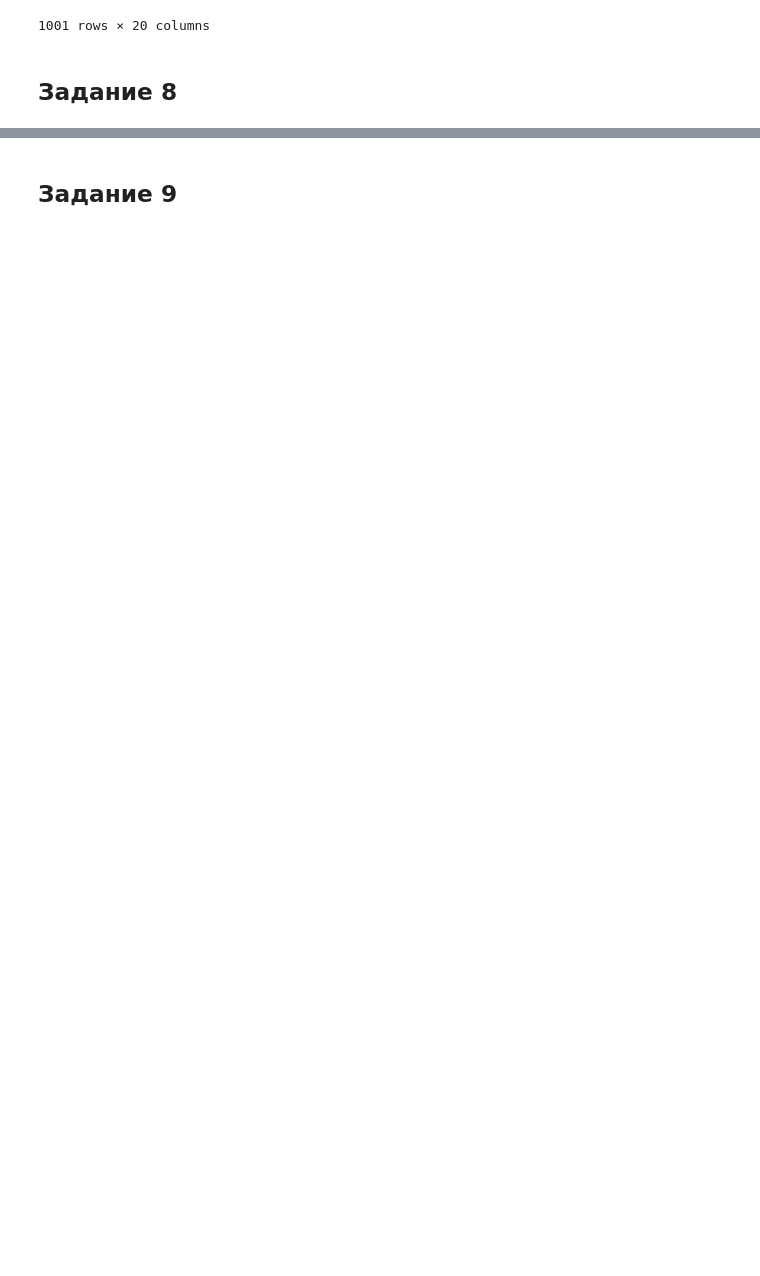
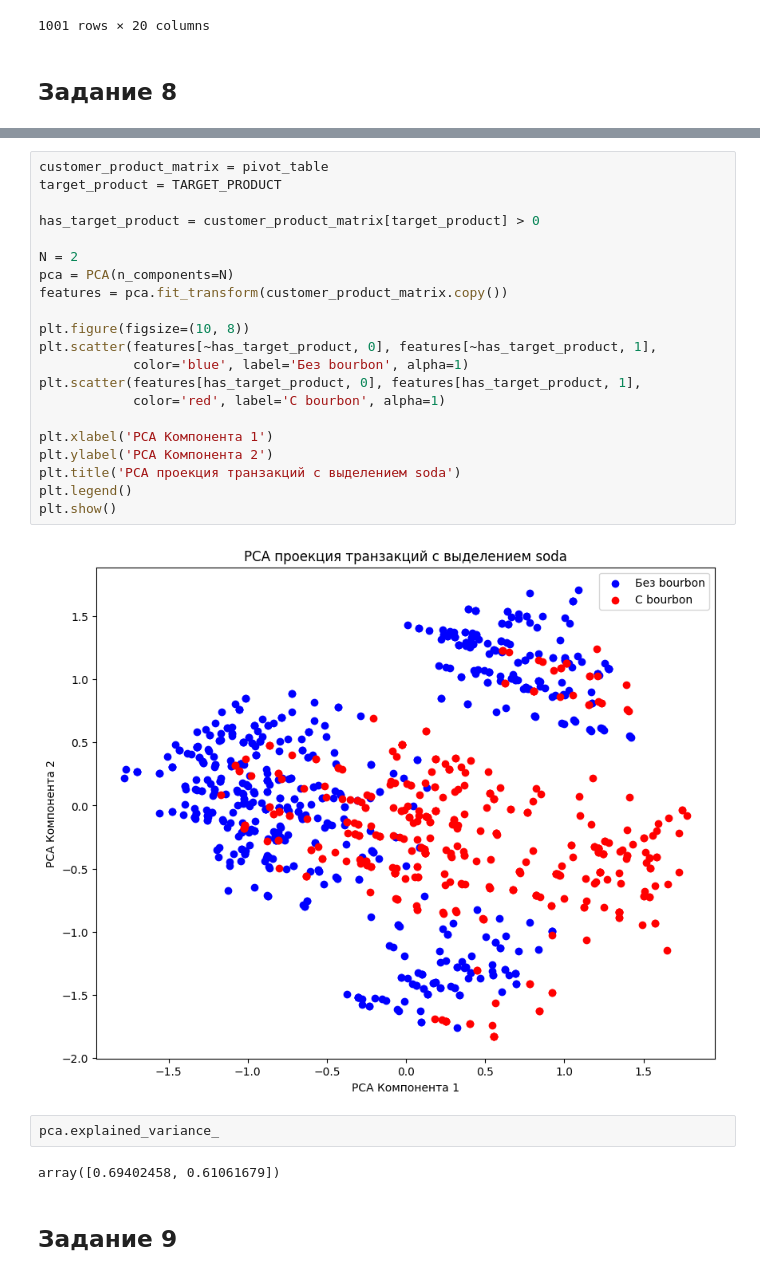
Before and after one commit to beekfin/MML_Labs, a Jupyter notebook: Lab1_2/laba.ipynb, the cells around one changed output, grey strips where cells are left out. Drawn from its saved outputs; the diff is of its cells as text; blank space fills up the shorter version.

```diff
--- a/Lab1_2/laba.ipynb
+++ b/Lab1_2/laba.ipynb
@@ -332,2 +230,29 @@ PCA преобразование выполнено.
+# %%
+customer_product_matrix = pivot_table
+target_product = TARGET_PRODUCT
+
+has_target_product = customer_product_matrix[target_product] > 0
+
+N = 2
+pca = PCA(n_components=N)
+features = pca.fit_transform(customer_product_matrix.copy())
+
+plt.figure(figsize=(10, 8))
+plt.scatter(features[~has_target_product, 0], features[~has_target_product, 1],
+            color='blue', label='Без bourbon', alpha=1)
+plt.scatter(features[has_target_product, 0], features[has_target_product, 1],
+            color='red', label='С bourbon', alpha=1)
+
+plt.xlabel('PCA Компонента 1')
+plt.ylabel('PCA Компонента 2')
+plt.title('PCA проекция транзакций с выделением soda')
+plt.legend()
+plt.show()
+# %% [output]
+[figure, added]
+# %%
+pca.explained_variance_
+# %% [output]
+array([0.69402458, 0.61061679])
 # %% [markdown]
 ## Задание 9
```
Also changed, not shown: parts of 10 cells of this notebook.
